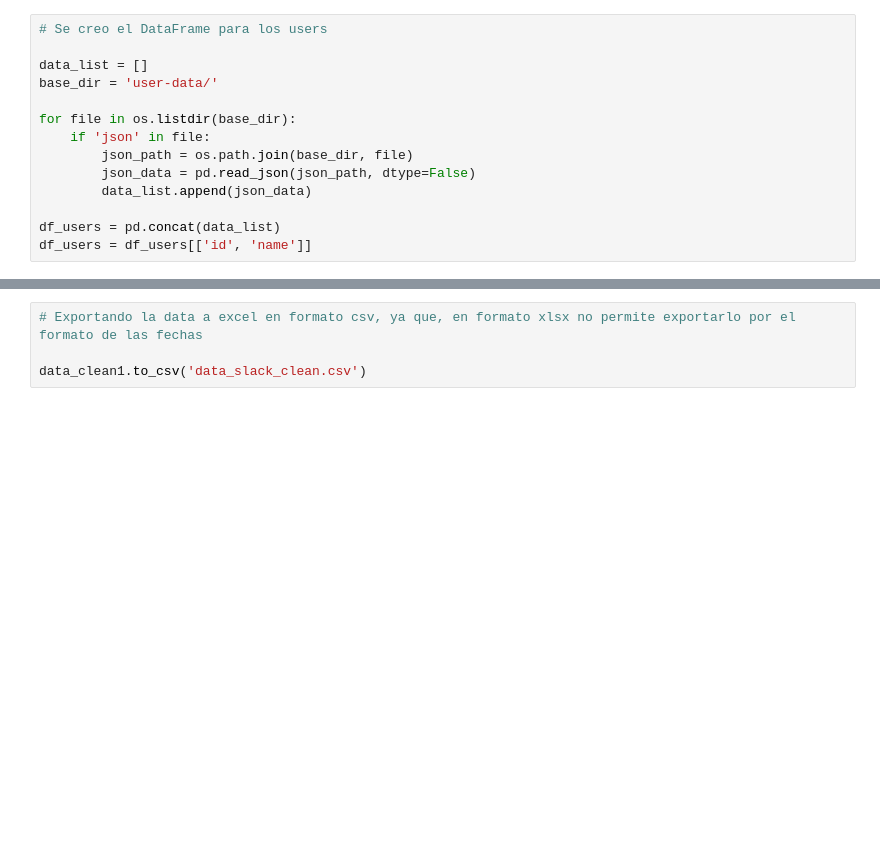
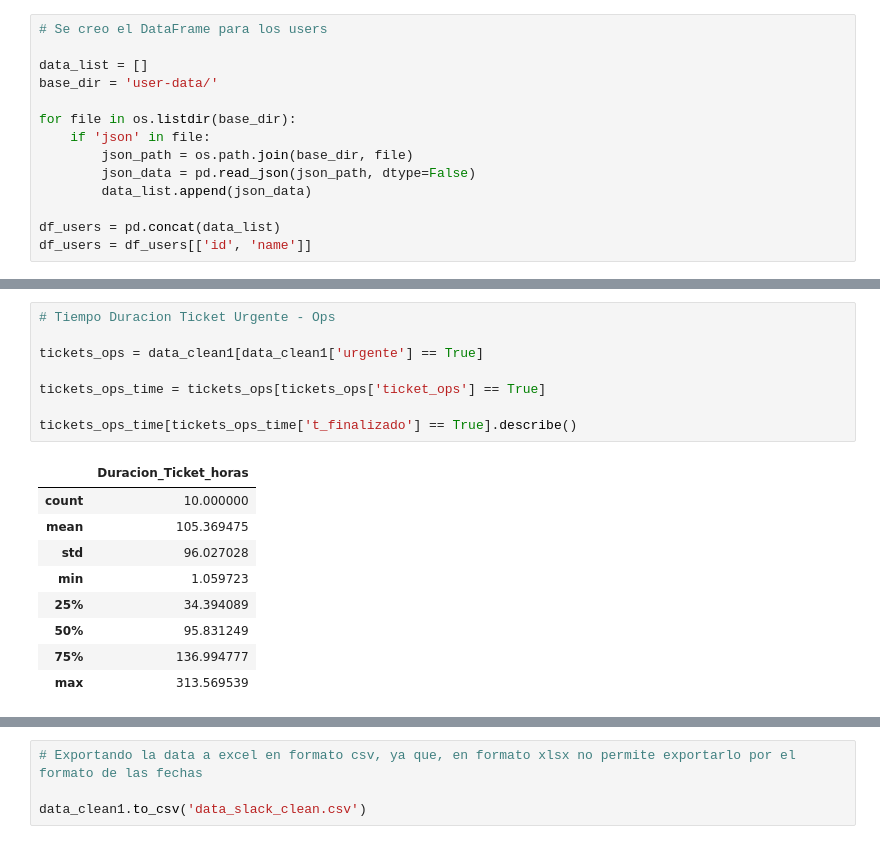
Before and after one commit to andresgs-ds/krino, a Jupyter notebook: Krino-Slack/Tratamiento_de_datos_json.ipynb, the cells around one changed output, grey strips where cells are left out. Drawn from its saved outputs; the diff is of its cells as text; blank space fills up the shorter version.

```diff
--- a/Krino-Slack/Tratamiento_de_datos_json.ipynb
+++ b/Krino-Slack/Tratamiento_de_datos_json.ipynb
@@ -235,0 +209,18 @@ fig.show()
+# %%
+# Tiempo Duracion Ticket Urgente - Ops
+
+tickets_ops = data_clean1[data_clean1['urgente'] == True]
+
+tickets_ops_time = tickets_ops[tickets_ops['ticket_ops'] == True]
+
+tickets_ops_time[tickets_ops_time['t_finalizado'] == True].describe()
+# %% [output]
+|  | Duracion_Ticket_horas |
+| count | 10.000000 |
+| mean | 105.369475 |
+| std | 96.027028 |
+| min | 1.059723 |
+| 25% | 34.394089 |
+| 50% | 95.831249 |
+| 75% | 136.994777 |
+| max | 313.569539 |
```
Also changed, not shown: parts of 37 cells of this notebook, 1 other file.
